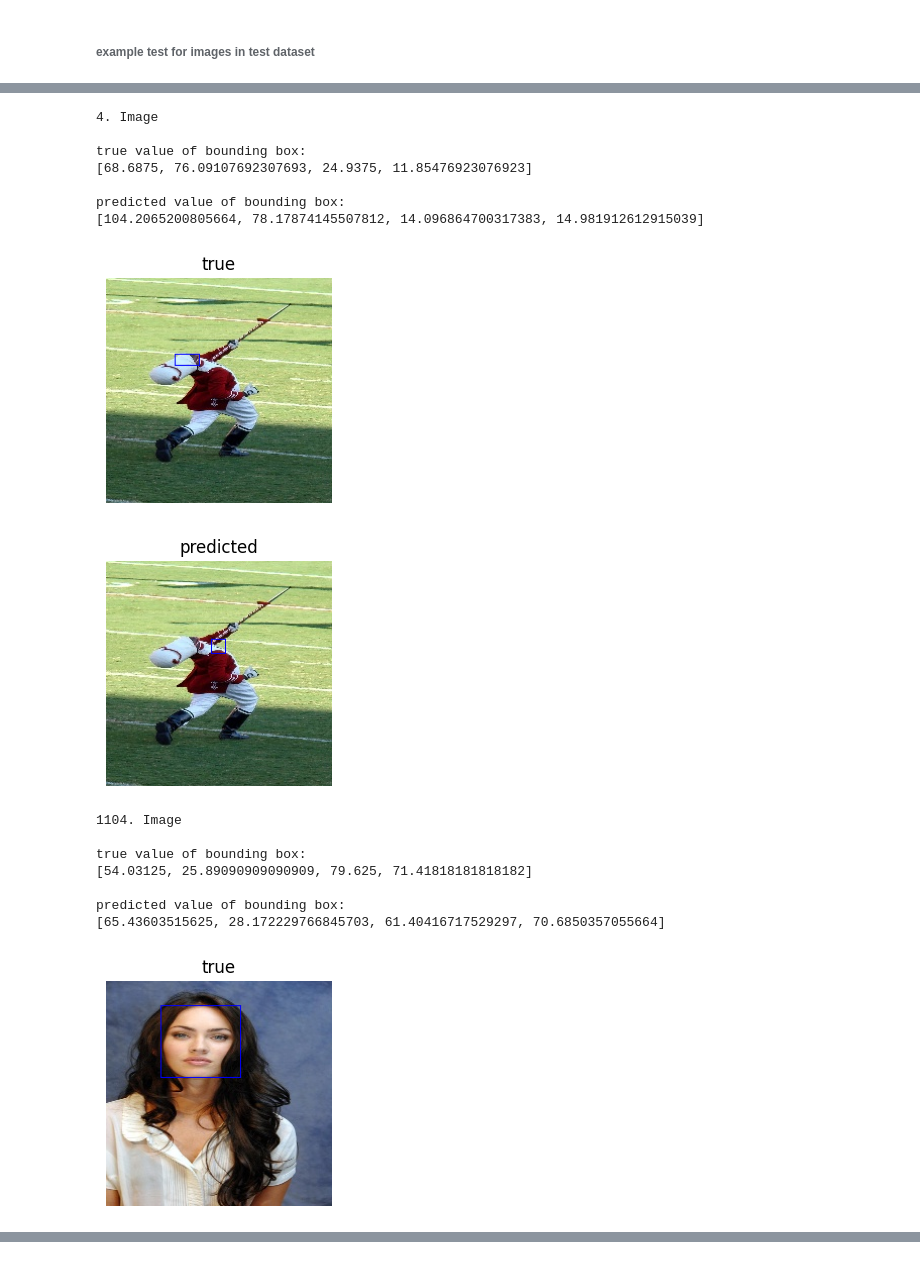
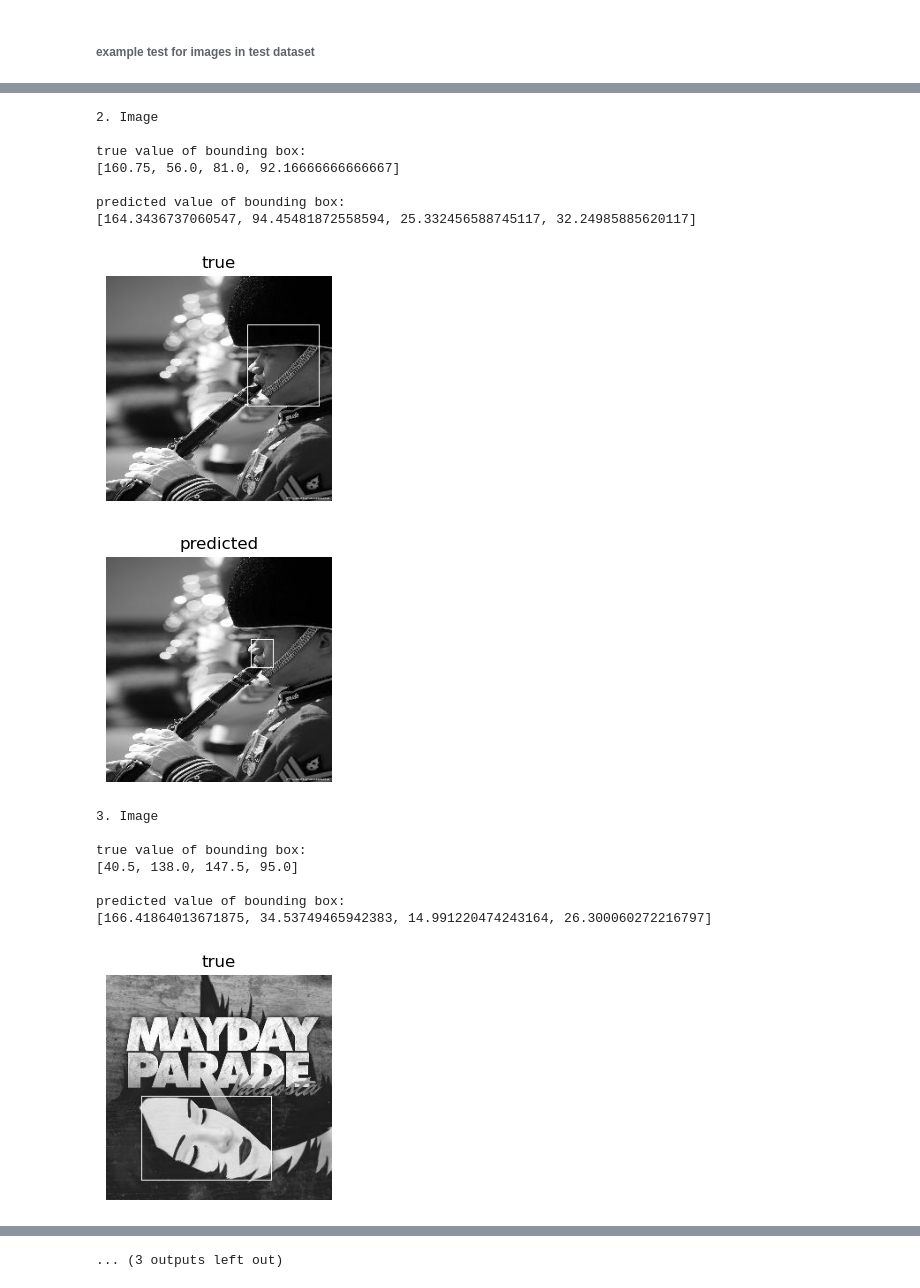
Before and after one commit to APJukic/NEUMRE-Face-tracking-by-using-CNNs, a Jupyter notebook: model-training.ipynb, the cells around one changed output, grey strips where cells are left out. Drawn from its saved outputs; the diff is of its cells as text; code cells hidden in the pictures.

Commit message:
pusho modele

```diff
--- a/model-training.ipynb
+++ b/model-training.ipynb
@@ -895,9 +923,9 @@ class training_dataset(Dataset):
 
     def __getitem__(self, i):
         if i<self.len/2:
-            img = cv2.imread(self.img_dir+self.images[i][0].split("/")[3], cv2.IMREAD_COLOR)
+            img = cv2.imread(self.img_dir+self.images[i][0].split("/")[3], cv2.IMREAD_GRAYSCALE)
         else:
-            img = cv2.imread(self.img_dir+"inv_"+self.images[i][0].split("/")[3], cv2.IMREAD_COLOR)
+            img = cv2.imread(self.img_dir+"inv_"+self.images[i][0].split("/")[3], cv2.IMREAD_GRAYSCALE)
         img_normalized = transform_norm(img)
         #arr = np.array(img_normalized)
         #arr = arr.transpose(1, 2, 0).copy()
@@ -926,7 +954,7 @@ class testing_dataset(Dataset):
 
     def __getitem__(self, i):
         #if i<self.len/2:
-        img = cv2.imread(self.img_dir+self.images[i][0].split("/")[3], cv2.IMREAD_COLOR)
+        img = cv2.imread(self.img_dir+self.images[i][0].split("/")[3], cv2.IMREAD_GRAYSCALE)
         #else:
             #img = cv2.imread(self.img_dir+"inv_"+self.images[i][0].split("/")[3], cv2.IMREAD_COLOR)
         img_normalized = transform_norm(img)
@@ -941,7 +969,7 @@ class testing_dataset(Dataset):
 
 test_ds = testing_dataset()
 # %%
-learning_rate = 0.00001
+learning_rate = 0.0001
 momentum = 0.9
 batch = 40
 no_of_workers = 0
@@ -1000,7 +1020,7 @@ torch.cuda.empty_cache()
 # %%
 def test_image(index):
 
-    img = cv2.imread("./test_dataset/"+images_info_test[index][0].split("/")[3], cv2.IMREAD_COLOR)
+    img = cv2.imread("./test_dataset/"+images_info_test[index][0].split("/")[3], cv2.IMREAD_GRAYSCALE)
     image_true = cv2.rectangle(img, (int(images_info_test[index][1]), int(images_info_test[index][2])),(int(images_info_test[index][3]) +
                                                                                int(images_info_test[index][1]),
                                               int(images_info_test[index][4]) + int(images_info_test[index][2])) , (255, 0, 0), 1)
@@ -1009,7 +1029,7 @@ def test_image(index):
     inputs = transform_norm(img)
     #inputs = np.array(inputs).transpose(1, 2, 0).copy()
     #inputs = torch.Tensor(inputs.ravel())
-    inputs = inputs.view(1, 3, 224, 224)
+    inputs = inputs.view(1, 1, 256, 256)
     predict = torch.squeeze(model(inputs.to(device)).detach().cpu()).tolist()
 
     print("true value of bounding box:")
@@ -1018,7 +1038,7 @@ def test_image(index):
     print("predicted value of bounding box:")
     print(predict)
 
-    img = cv2.imread("./test_dataset/"+images_info_test[index][0].split("/")[3], cv2.IMREAD_COLOR)
+    img = cv2.imread("./test_dataset/"+images_info_test[index][0].split("/")[3], cv2.IMREAD_GRAYSCALE)
     image_pred = cv2.rectangle(img, (int(predict[0]), int(predict[1])),(int(predict[2]) +
                                                                                int(predict[0]),
                                               int(predict[3]) + int(predict[1])) , (255, 0, 0), 1)
@@ -1039,8 +1059,8 @@ def test_image(index):
     plt.show()
 # %%
 #test for images in test dataset
-pics = [0, 2, 4, 1104]
-model.load_state_dict(torch.load('./model_google.pth'))
+pics = range(0,5)
+model.load_state_dict(torch.load('./model_google-gray-adam.pth'))
 model.eval()
 
 for i in pics:
@@ -1069,17 +1089,17 @@ predicted value of bounding box:
-4. Image
+2. Image
 
 true value of bounding box:
-[68.6875, 76.09107692307693, 24.9375, 11.85476923076923]
+[160.75, 56.0, 81.0, 92.16666666666667]
 
 predicted value of bounding box:
-[104.2065200805664, 78.17874145507812, 14.096864700317383, 14.981912612915039]
+[164.3436737060547, 94.45481872558594, 25.332456588745117, 32.24985885620117]
-[figure, old version]
+[figure, new version]
-[figure, old version]
+[figure, new version]
-1104. Image
+3. Image
 
 true value of bounding box:
-[54.03125, 25.89090909090909, 79.625, 71.41818181818182]
+[40.5, 138.0, 147.5, 95.0]
 
 predicted value of bounding box:
-[65.43603515625, 28.172229766845703, 61.40416717529297, 70.6850357055664]
+[166.41864013671875, 34.53749465942383, 14.991220474243164, 26.300060272216797]
-[figure, old version]
+[figure, new version]
@@ -1087 +1107,2 @@ predicted value of bounding box:
+... (3 outputs left out)
 # %%
```
Also changed, not shown: parts of 25 cells of this notebook, 4 other files.
